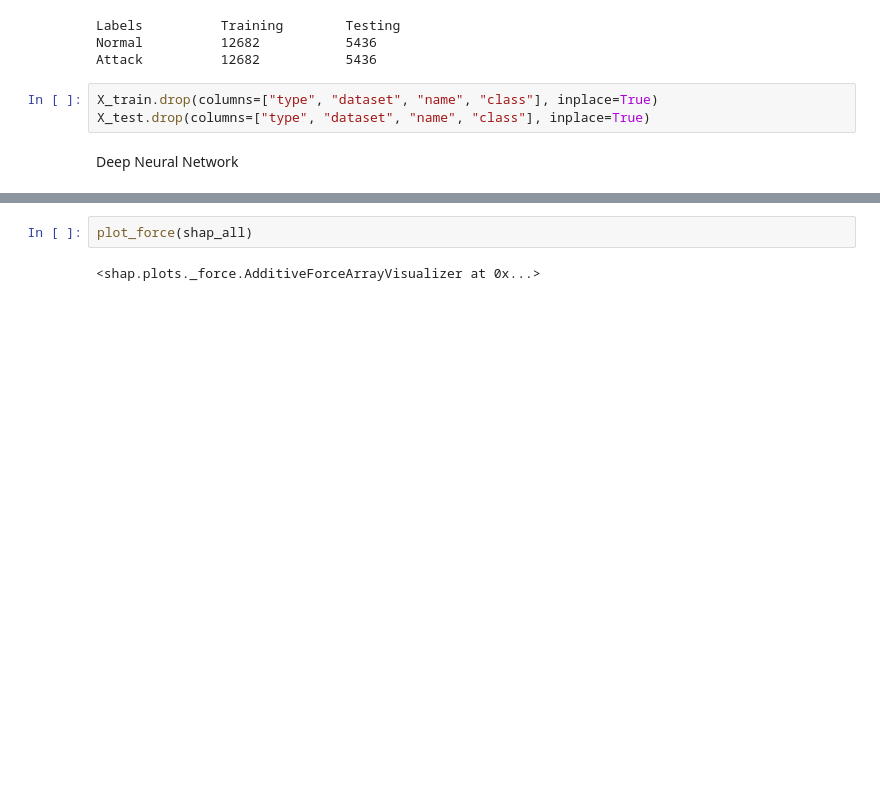
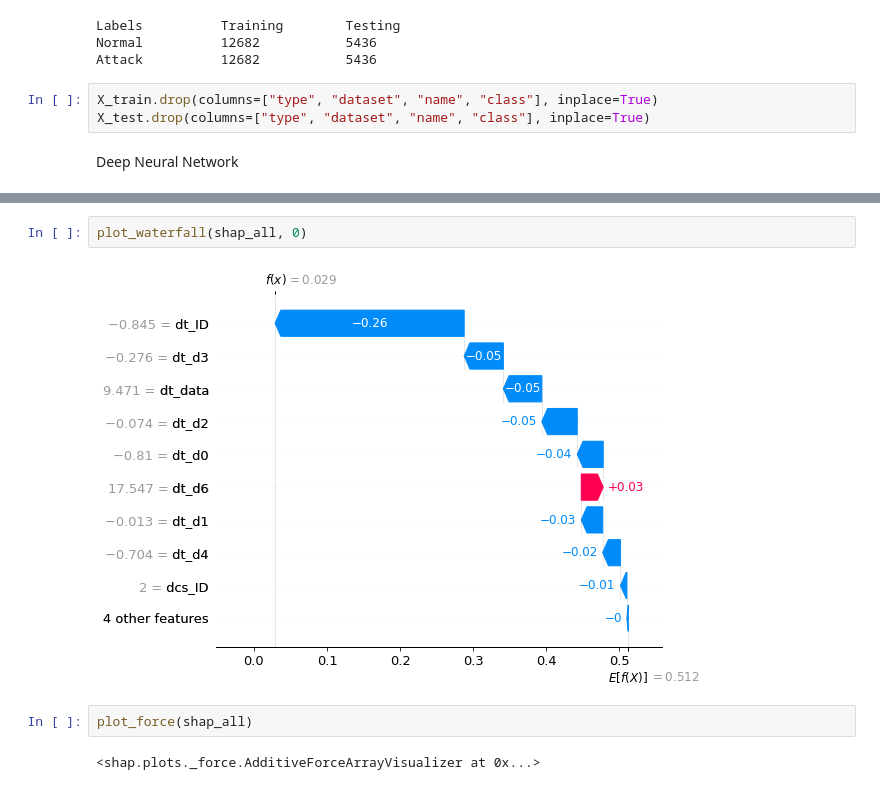
Before and after one commit to hampu5/ml-classify, a Jupyter notebook: ml_classify/dnn-book.ipynb, the cells around one changed output, grey strips where cells are left out. Drawn from its saved outputs; the diff is of its cells as text; blank space fills up the shorter version.

Commit message:
waterfall for DNN

```diff
--- a/ml_classify/dnn-book.ipynb
+++ b/ml_classify/dnn-book.ipynb
@@ -219,3 +219,7 @@ plot_beeswarm(shap_all)
+# %%
+plot_waterfall(shap_all, 0)
+# %% [output]
+[figure, added]
 # %%
 plot_force(shap_all)
 # %% [output]
```
Also changed, not shown: parts of 5 cells of this notebook.
